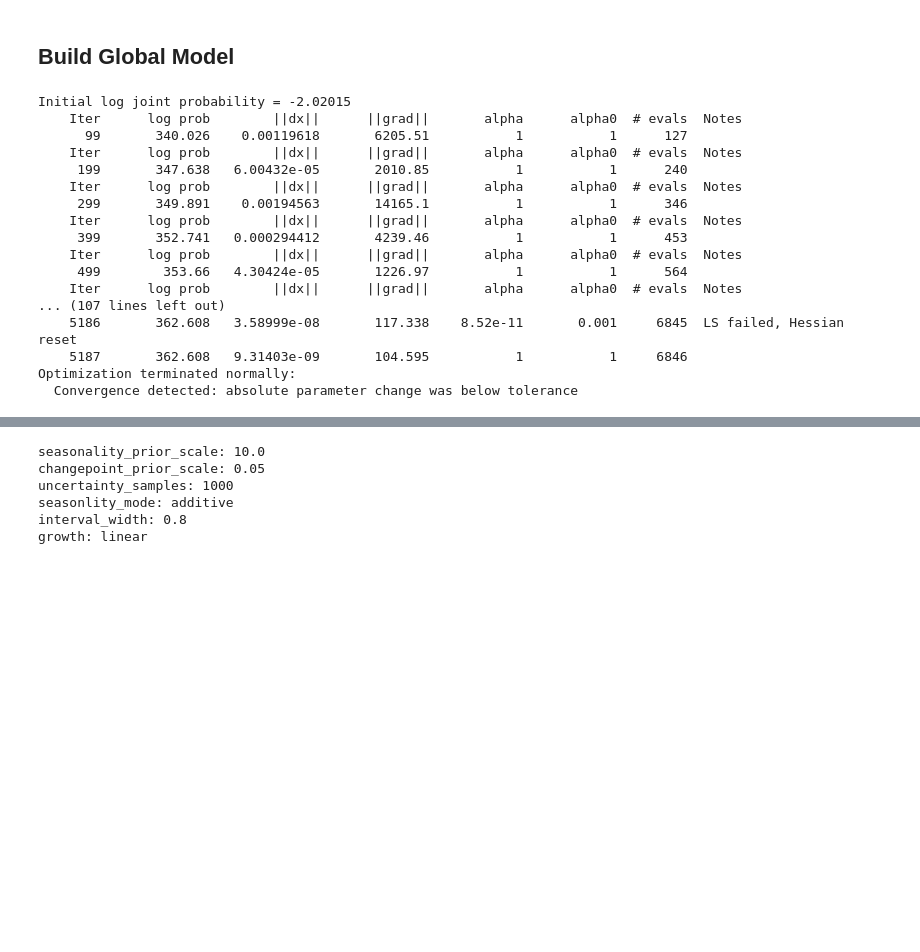
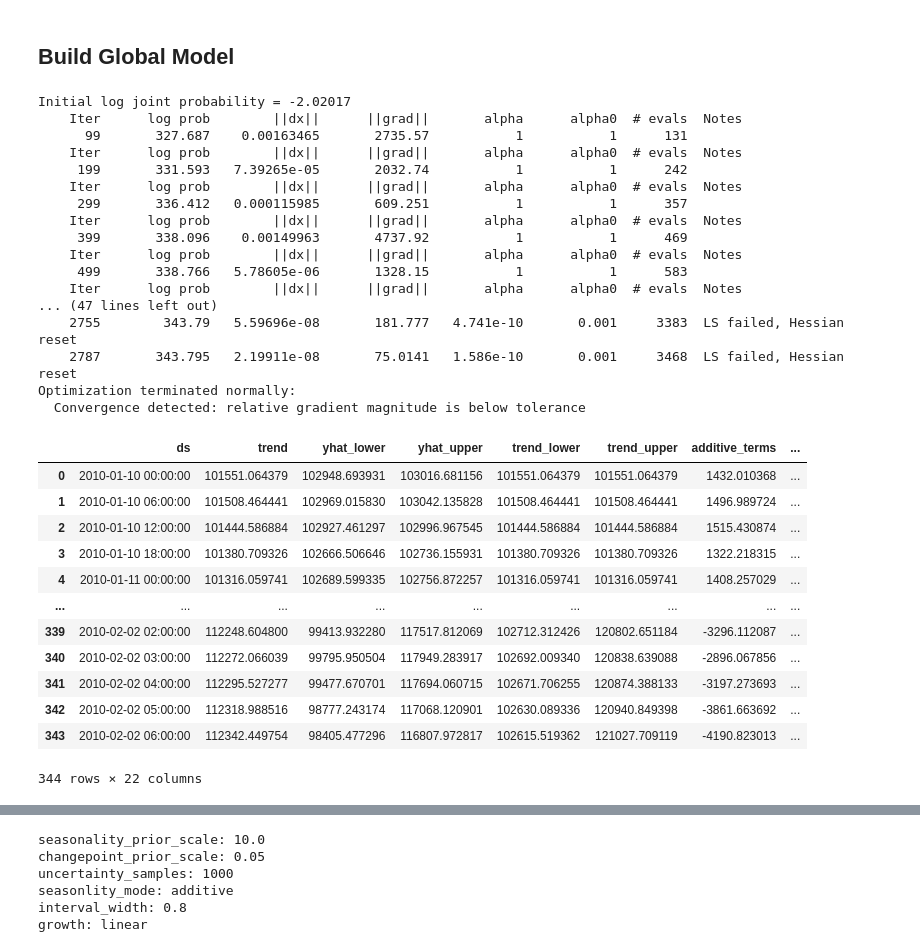
Before and after one commit to menuka94/sustain-timeseries, a Jupyter notebook: [NOAA] New Time-Series Models (w Global Models).ipynb, the cells around one changed output, grey strips where cells are left out. Cells and saved outputs as stored; diff of their text form; code cells hidden in the pictures; blank space fills up the shorter version.

```diff
--- a/[NOAA] New Time-Series Models (w Global Models).ipynb
+++ b/[NOAA] New Time-Series Models (w Global Models).ipynb
@@ -104,6 +110,7 @@ Index(['ds', 'y'], dtype='object')
 ## Build Global Model
 # %%
 def predict(df_train):
+    time1 = time.monotonic()
     m = Prophet(
         daily_seasonality=True,
         weekly_seasonality=True,
@@ -113,28 +120,45 @@ def predict(df_train):
     fit_m = m.fit(df_train, algorithm='LBFGS')
     df_train_future = m.make_future_dataframe(periods=300, freq='H')
     df_train_forecast = m.predict(df_train_future)
+    time2 = time.monotonic()
 
     return fit_m, df_train_future, df_train_forecast
 
 fit_m, df_train, df_train_forecast = predict(df0)
 # %% [output]
-Initial log joint probability = -2.02015
+Initial log joint probability = -2.02017
     Iter      log prob        ||dx||      ||grad||       alpha      alpha0  # evals  Notes
-      99       340.026    0.00119618       6205.51           1           1      127
+      99       327.687    0.00163465       2735.57           1           1      131
     Iter      log prob        ||dx||      ||grad||       alpha      alpha0  # evals  Notes
-     199       347.638   6.00432e-05       2010.85           1           1      240
+     199       331.593   7.39265e-05       2032.74           1           1      242
     Iter      log prob        ||dx||      ||grad||       alpha      alpha0  # evals  Notes
-     299       349.891    0.00194563       14165.1           1           1      346
+     299       336.412   0.000115985       609.251           1           1      357
     Iter      log prob        ||dx||      ||grad||       alpha      alpha0  # evals  Notes
-     399       352.741   0.000294412       4239.46           1           1      453
+     399       338.096    0.00149963       4737.92           1           1      469
     Iter      log prob        ||dx||      ||grad||       alpha      alpha0  # evals  Notes
-     499        353.66   4.30424e-05       1226.97           1           1      564
+     499       338.766   5.78605e-06       1328.15           1           1      583
     Iter      log prob        ||dx||      ||grad||       alpha      alpha0  # evals  Notes
-... (107 lines left out)
-    5186       362.608   3.58999e-08       117.338    8.52e-11       0.001     6845  LS failed, Hessian reset
-    5187       362.608   9.31403e-09       104.595           1           1     6846
+... (47 lines left out)
+    2755        343.79   5.59696e-08       181.777   4.741e-10       0.001     3383  LS failed, Hessian reset
+    2787       343.795   2.19911e-08       75.0141   1.586e-10       0.001     3468  LS failed, Hessian reset
 Optimization terminated normally:
-  Convergence detected: absolute parameter change was below tolerance
+  Convergence detected: relative gradient magnitude is below tolerance
+# %%
+df_train_forecast
+# %% [output]
+|  | ds | trend | yhat_lower | yhat_upper | trend_lower | trend_upper | additive_terms | ... |
+| 0 | 2010-01-10 00:00:00 | 101551.064379 | 102948.693931 | 103016.681156 | 101551.064379 | 101551.064379 | 1432.010368 | ... |
+| 1 | 2010-01-10 06:00:00 | 101508.464441 | 102969.015830 | 103042.135828 | 101508.464441 | 101508.464441 | 1496.989724 | ... |
+| 2 | 2010-01-10 12:00:00 | 101444.586884 | 102927.461297 | 102996.967545 | 101444.586884 | 101444.586884 | 1515.430874 | ... |
+| 3 | 2010-01-10 18:00:00 | 101380.709326 | 102666.506646 | 102736.155931 | 101380.709326 | 101380.709326 | 1322.218315 | ... |
+| 4 | 2010-01-11 00:00:00 | 101316.059741 | 102689.599335 | 102756.872257 | 101316.059741 | 101316.059741 | 1408.257029 | ... |
+| ... | ... | ... | ... | ... | ... | ... | ... | ... |
+| 339 | 2010-02-02 02:00:00 | 112248.604800 | 99413.932280 | 117517.812069 | 102712.312426 | 120802.651184 | -3296.112087 | ... |
+| 340 | 2010-02-02 03:00:00 | 112272.066039 | 99795.950504 | 117949.283917 | 102692.009340 | 120838.639088 | -2896.067856 | ... |
+| 341 | 2010-02-02 04:00:00 | 112295.527277 | 99477.670701 | 117694.060715 | 102671.706255 | 120874.388133 | -3197.273693 | ... |
+| 342 | 2010-02-02 05:00:00 | 112318.988516 | 98777.243174 | 117068.120901 | 102630.089336 | 120940.849398 | -3861.663692 | ... |
+| 343 | 2010-02-02 06:00:00 | 112342.449754 | 98405.477296 | 116807.972817 | 102615.519362 | 121027.709119 | -4190.823013 | ... |
+344 rows × 22 columns
 # %%
 global_model = fit_m
 # %%
```
Also changed, not shown: parts of 14 cells of this notebook.
